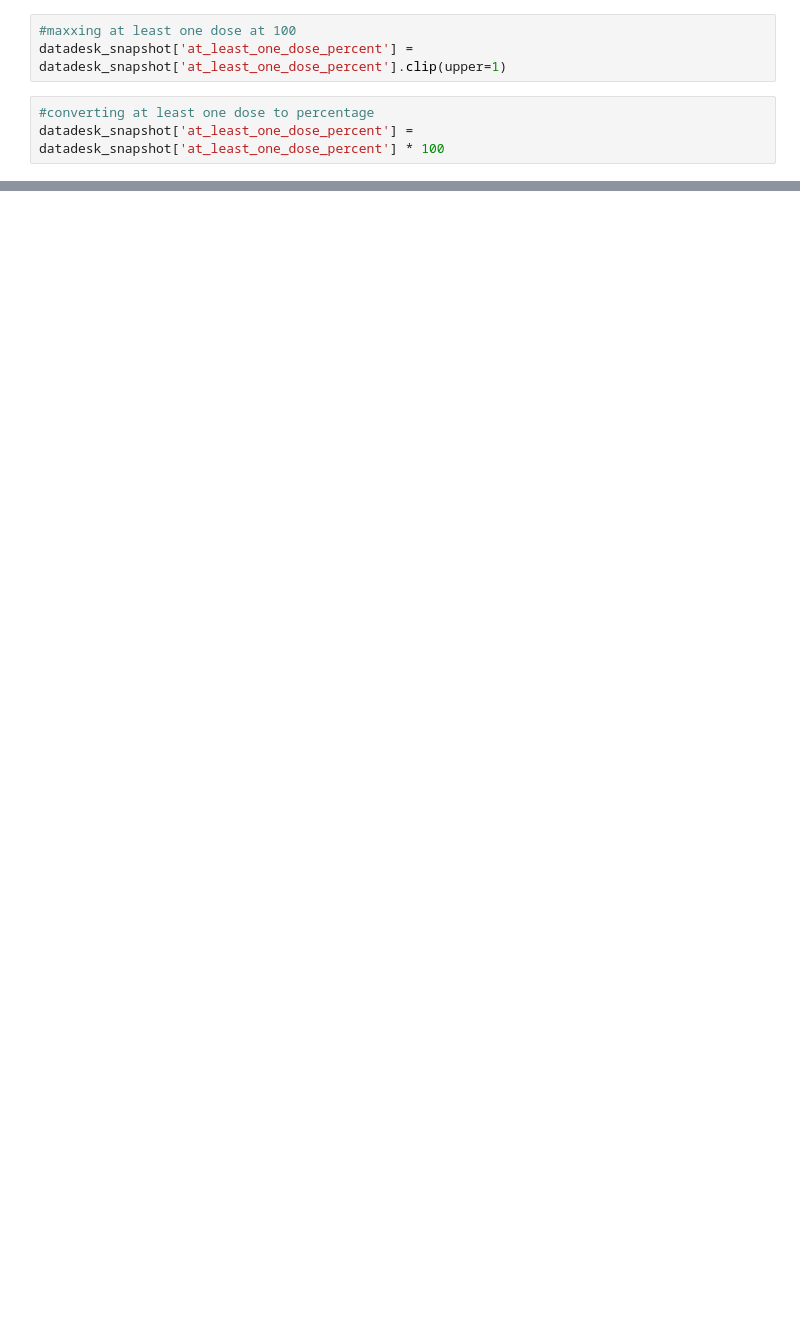
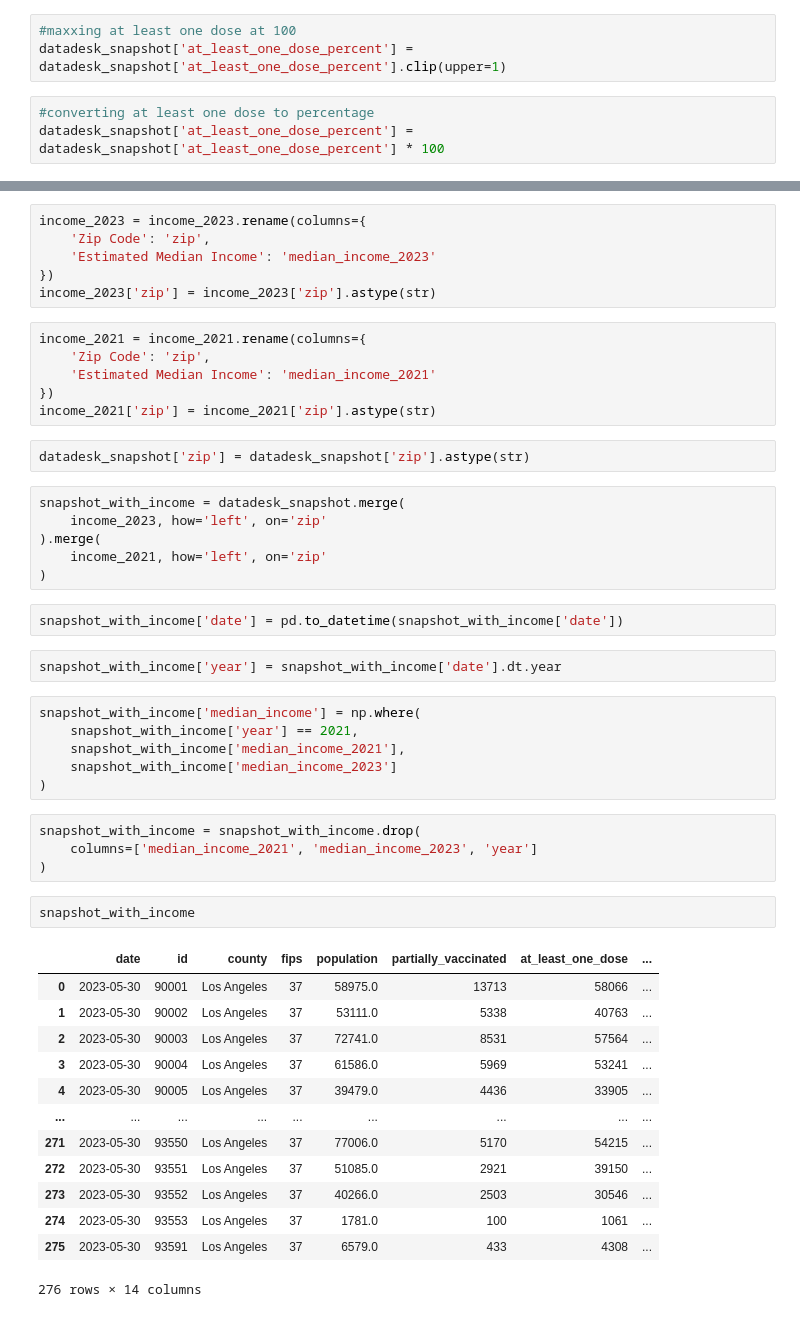
Before and after one commit to s-tran006/MGT-151R---Business-Analytics, a Jupyter notebook: MGT 151R (2).ipynb, the cells around one changed output, grey strips where cells are left out. Cells and saved outputs as stored; diff of their text form; blank space fills up the shorter version.

Commit message:
Merge income to snapshot data, created more EDA

```diff
--- a/MGT 151R (2).ipynb
+++ b/MGT 151R (2).ipynb
@@ -359,0 +389,50 @@ plt.show()
+# %%
+income_2023 = income_2023.rename(columns={
+    'Zip Code': 'zip',
+    'Estimated Median Income': 'median_income_2023'
+})
+income_2023['zip'] = income_2023['zip'].astype(str)
+# %%
+income_2021 = income_2021.rename(columns={
+    'Zip Code': 'zip',
+    'Estimated Median Income': 'median_income_2021'
+})
+income_2021['zip'] = income_2021['zip'].astype(str)
+# %%
+datadesk_snapshot['zip'] = datadesk_snapshot['zip'].astype(str)
+# %%
+snapshot_with_income = datadesk_snapshot.merge(
+    income_2023, how='left', on='zip'
+).merge(
+    income_2021, how='left', on='zip'
+)
+# %%
+snapshot_with_income['date'] = pd.to_datetime(snapshot_with_income['date'])
+# %%
+snapshot_with_income['year'] = snapshot_with_income['date'].dt.year
+# %%
+snapshot_with_income['median_income'] = np.where(
+    snapshot_with_income['year'] == 2021,
+    snapshot_with_income['median_income_2021'],
+    snapshot_with_income['median_income_2023']
+)
+# %%
+snapshot_with_income = snapshot_with_income.drop(
+    columns=['median_income_2021', 'median_income_2023', 'year']
+)
+# %%
+snapshot_with_income
+# %% [output]
+|  | date | id | county | fips | population | partially_vaccinated | at_least_one_dose | ... |
+| 0 | 2023-05-30 | 90001 | Los Angeles | 37 | 58975.0 | 13713 | 58066 | ... |
+| 1 | 2023-05-30 | 90002 | Los Angeles | 37 | 53111.0 | 5338 | 40763 | ... |
+| 2 | 2023-05-30 | 90003 | Los Angeles | 37 | 72741.0 | 8531 | 57564 | ... |
+| 3 | 2023-05-30 | 90004 | Los Angeles | 37 | 61586.0 | 5969 | 53241 | ... |
+| 4 | 2023-05-30 | 90005 | Los Angeles | 37 | 39479.0 | 4436 | 33905 | ... |
+| ... | ... | ... | ... | ... | ... | ... | ... | ... |
+| 271 | 2023-05-30 | 93550 | Los Angeles | 37 | 77006.0 | 5170 | 54215 | ... |
+| 272 | 2023-05-30 | 93551 | Los Angeles | 37 | 51085.0 | 2921 | 39150 | ... |
+| 273 | 2023-05-30 | 93552 | Los Angeles | 37 | 40266.0 | 2503 | 30546 | ... |
+| 274 | 2023-05-30 | 93553 | Los Angeles | 37 | 1781.0 | 100 | 1061 | ... |
+| 275 | 2023-05-30 | 93591 | Los Angeles | 37 | 6579.0 | 433 | 4308 | ... |
+276 rows × 14 columns
```
Also changed, not shown: parts of 19 cells of this notebook.
